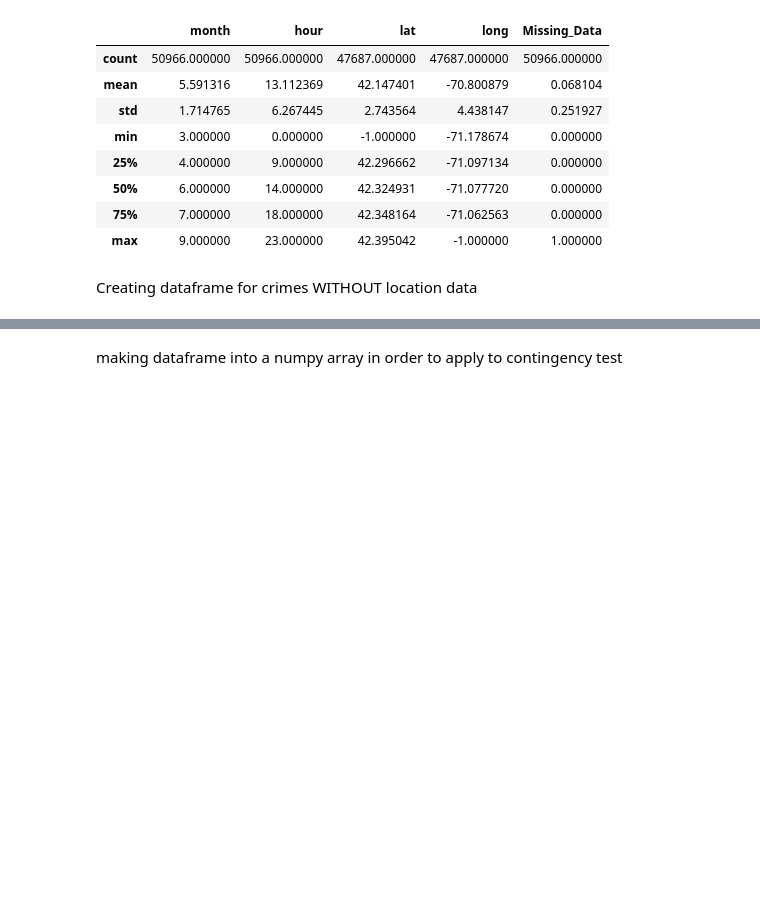
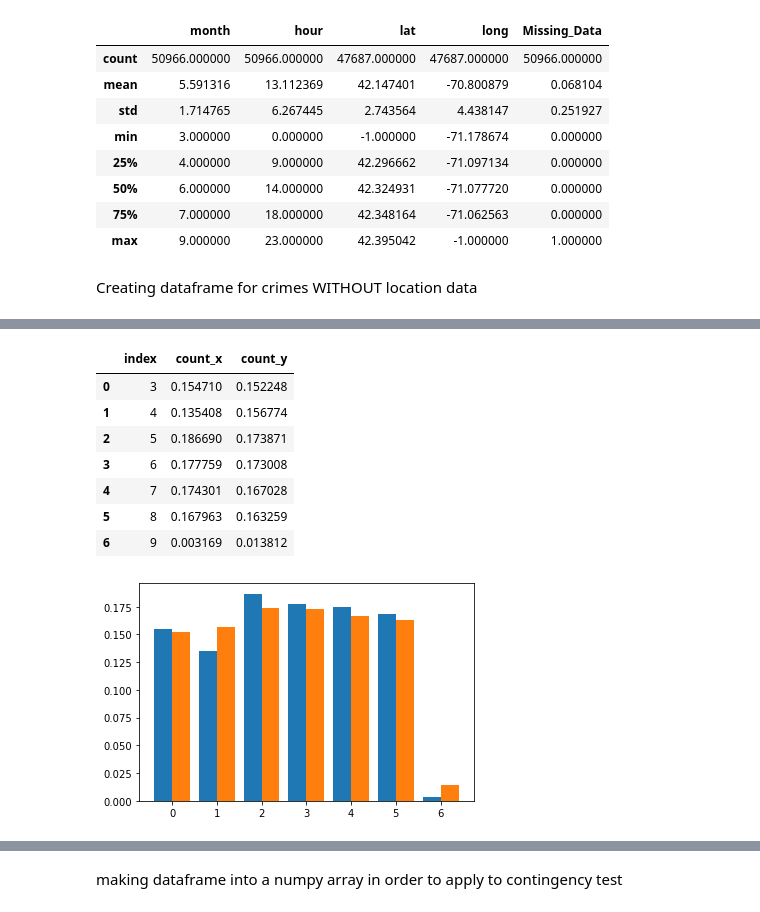
Before and after one commit to Albina-C/DH-Social-Good, a Jupyter notebook: Social-Good-Analysis.ipynb, the cells around one changed output, grey strips where cells are left out. Cells and saved outputs as stored; diff of their text form; code cells hidden in the pictures; blank space fills up the shorter version.

```diff
--- a/Social-Good-Analysis.ipynb
+++ b/Social-Good-Analysis.ipynb
@@ -151,0 +116,13 @@ plt.bar(merged_frequency['hour'], merged_frequency['count_y'])
+# %%
+output_month = compare(df1,df2,'month')
+output_month
+# %% [output]
+|  | index | count_x | count_y |
+| 0 | 3 | 0.154710 | 0.152248 |
+| 1 | 4 | 0.135408 | 0.156774 |
+| 2 | 5 | 0.186690 | 0.173871 |
+| 3 | 6 | 0.177759 | 0.173008 |
+| 4 | 7 | 0.174301 | 0.167028 |
+| 5 | 8 | 0.167963 | 0.163259 |
+| 6 | 9 | 0.003169 | 0.013812 |
+[figure, added]
```
Also changed, not shown: parts of 23 cells of this notebook.
